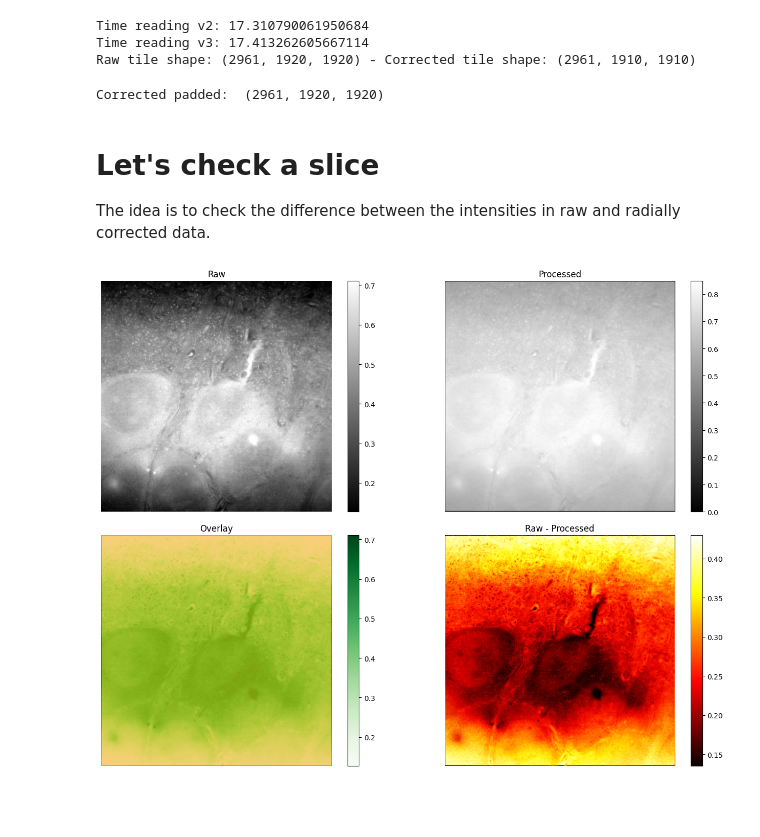
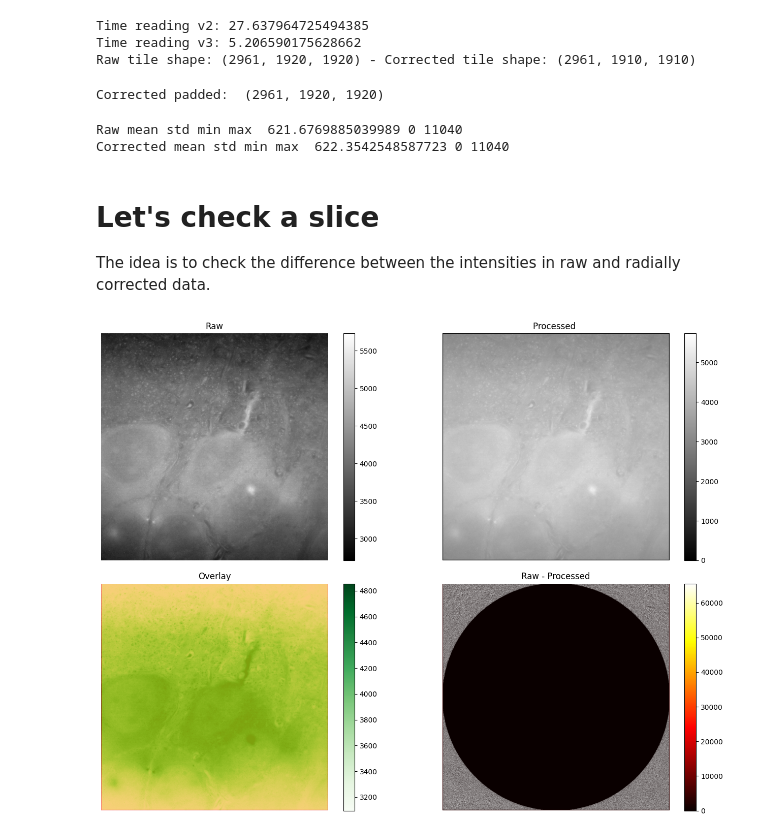
Before and after one commit to AllenNeuralDynamics/aind-z1-radial-correction, a Jupyter notebook: code/check_radial_correction.ipynb, the cells around one changed output. Saved outputs shown, nothing was run; the diff lists cells and outputs as text; code cells hidden in the pictures; blank space fills up the shorter version.

Commit message:
updating radial correction arct angle and optimization

```diff
--- a/code/check_radial_correction.ipynb
+++ b/code/check_radial_correction.ipynb
@@ -23,7 +23,7 @@ import numpy as np
 
 scale = "0"
 
-corrected_tile_path = "/data/test_radial_correction_hcr/Tile_X_0000_Y_0000_Z_0000_ch_488.ome_old.ome.zarr"
+corrected_tile_path = "/results/Tile_X_0000_Y_0000_Z_0000_ch_488.ome.zarr"
 raw_tile_path = "/data/HCR_785830_2025-03-19_17-00-00/SPIM/Tile_X_0000_Y_0000_Z_0000_ch_488.ome.zarr"
 
 start_time = time.time()
@@ -40,8 +40,8 @@ raw_tile = raw_tile.squeeze()
 
 print(f"Raw tile shape: {raw_tile.shape} - Corrected tile shape: {corrected_tile.shape}")
 # %% [output]
-Time reading v2: 17.310790061950684
-Time reading v3: 17.413262605667114
+Time reading v2: 27.637964725494385
+Time reading v3: 5.206590175628662
 Raw tile shape: (2961, 1920, 1920) - Corrected tile shape: (2961, 1910, 1910)
 # %%
 pad_width = ((0, 0), (5, 5), (5, 5))
@@ -49,6 +49,12 @@ corrected_tile_pad = np.pad(corrected_tile, pad_width=pad_width, mode='constant'
 print("Corrected padded: ", corrected_tile_pad.shape)
 # %% [output]
 Corrected padded:  (2961, 1920, 1920)
+# %%
+print("Raw mean std min max ", raw_tile.mean(), raw_tile.min(), raw_tile.max())
+print("Corrected mean std min max ", corrected_tile.mean(), corrected_tile.min(), corrected_tile.max())
+# %% [output]
+Raw mean std min max  621.6769885039989 0 11040
+Corrected mean std min max  622.3542548587723 0 11040
 # %% [markdown]
 # Let's check a slice
 
@@ -63,38 +69,38 @@ processed_slice = corrected_tile_pad[z]
 def normalize(img):
     return (img - img.min()) / (np.ptp(img) + 1e-8)
 
-raw_norm = normalize(raw_slice)
-processed_norm = normalize(processed_slice)
+raw_norm = raw_slice#normalize(raw_slice)
+processed_norm = processed_slice#normalize(processed_slice)
 
 vmin_raw, vmax_raw = np.percentile(raw_norm, (1, 99))
 vmin_corr, vmax_corr = np.percentile(processed_norm, (1, 99))
 
 fig, axes = plt.subplots(2, 2, figsize=(15, 10))
 
-im = axes[0][0].imshow(raw_norm, cmap='gray', vmin=vmin_raw, vmax=vmax_raw)
+im = axes[0][0].imshow(raw_norm, cmap='gray')#, vmin=vmin_raw, vmax=vmax_raw)
 axes[0][0].set_title('Raw')
 axes[0][0].axis('off')
 fig.colorbar(im, ax=axes[0][0], fraction=0.046, pad=0.04)
 
 im = axes[1][0].imshow(raw_norm, cmap='Greens', vmin=vmin_raw, vmax=vmax_raw)  # Green for raw
 axes[1][0].imshow(processed_norm, cmap='autumn', alpha=0.5, vmin=vmin_corr, vmax=vmax_corr)  # Red-yellow for processed
 axes[1][0].set_title('Overlay')
 axes[1][0].axis('off')
 fig.colorbar(im, ax=axes[1][0], fraction=0.046, pad=0.04)
 
-im = axes[0][1].imshow(processed_norm, cmap='gray', vmin=vmin_corr, vmax=vmax_corr)
-axes[0][1].set_title('Processed')
+im = axes[0][1].imshow(processed_norm, cmap='gray')#, vmin=vmin_corr, vmax=vmax_corr)
+axes[0][1].set_title('Processed ')
 axes[0][1].axis('off')
 fig.colorbar(im, ax=axes[0][1], fraction=0.046, pad=0.04)
 
 diff = np.abs(raw_norm - processed_norm)
 vmin_diff, vmax_diff = np.percentile(diff, (1, 99))
 im = axes[1][1].imshow(diff, cmap='hot', vmin=vmin_diff, vmax=vmax_diff)
 axes[1][1].set_title('Raw - Processed')
 axes[1][1].axis('off')
 fig.colorbar(im, ax=axes[1][1], fraction=0.046, pad=0.04)
 
 plt.tight_layout()
 plt.show()
 # %% [output]
-[figure, old version]
+[figure, new version]
```
Also changed, not shown: parts of 4 cells of this notebook, 1 other file.
